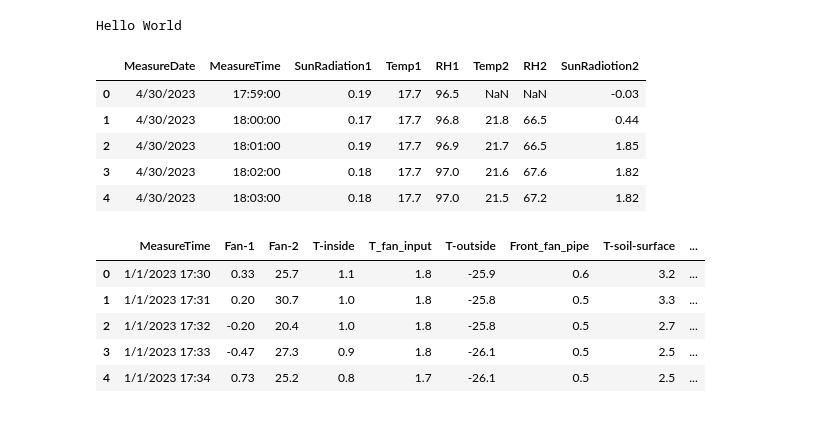
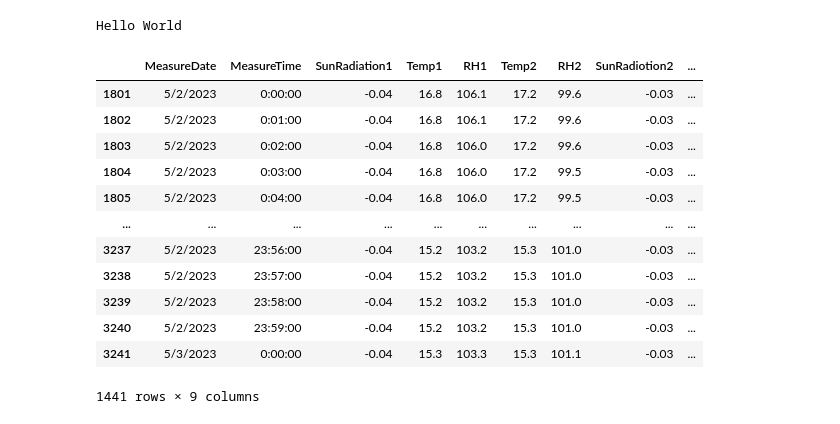
Before and after one commit to Generjet/Yargait-greenhouse, a Jupyter notebook: hotAir.ipynb, the cells around one changed output. Drawn from its saved outputs; the diff is of its cells as text; code cells hidden in the pictures.

```diff
--- a/hotAir.ipynb
+++ b/hotAir.ipynb
@@ -1,31 +1,35 @@
-# %%
-print("Hello World")
-
-import pandas as pd
-import matplotlib as plt
-import seaborn as sns
-import ipywidgets as ipy
-
-df = pd.read_csv("data/YargaitGH-Ashley-Humid-Solar-Data-May.csv")
-
-df.head(5)
-# %% [output]
-Hello World
-|  | MeasureDate | MeasureTime | SunRadiation1 | Temp1 | RH1 | Temp2 | RH2 | SunRadiotion2 |
-| 0 | 4/30/2023 | 17:59:00 | 0.19 | 17.7 | 96.5 | NaN | NaN | -0.03 |
-| 1 | 4/30/2023 | 18:00:00 | 0.17 | 17.7 | 96.8 | 21.8 | 66.5 | 0.44 |
-| 2 | 4/30/2023 | 18:01:00 | 0.19 | 17.7 | 96.9 | 21.7 | 66.5 | 1.85 |
-| 3 | 4/30/2023 | 18:02:00 | 0.18 | 17.7 | 97.0 | 21.6 | 67.6 | 1.82 |
-| 4 | 4/30/2023 | 18:03:00 | 0.18 | 17.7 | 97.0 | 21.5 | 67.2 | 1.82 |
-# %%
-# Thermal Load тооцоолол
-
-df = pd.read_csv("data/Gdoc-Weekly-Greenhouse - Jan-1-7.csv")
-df.head(5)
-# %% [output]
-|  | MeasureTime | Fan-1 | Fan-2 | T-inside | T_fan_input | T-outside | Front_fan_pipe | T-soil-surface | ... |
-| 0 | 1/1/2023 17:30 | 0.33 | 25.7 | 1.1 | 1.8 | -25.9 | 0.6 | 3.2 | ... |
-| 1 | 1/1/2023 17:31 | 0.20 | 30.7 | 1.0 | 1.8 | -25.8 | 0.5 | 3.3 | ... |
-| 2 | 1/1/2023 17:32 | -0.20 | 20.4 | 1.0 | 1.8 | -25.8 | 0.5 | 2.7 | ... |
-| 3 | 1/1/2023 17:33 | -0.47 | 27.3 | 0.9 | 1.8 | -26.1 | 0.5 | 2.5 | ... |
-| 4 | 1/1/2023 17:34 | 0.73 | 25.2 | 0.8 | 1.7 | -26.1 | 0.5 | 2.5 | ... |
+# %%
+print("Hello World")
+
+import pandas as pd
+import matplotlib.pyplot as plt
+import seaborn as sns
+import ipywidgets as widgets
+
+df = pd.read_csv("data/YargaitGH-Ashley-Humid-Solar-Data-May.csv")
+
+# df['Datetime'] = pd.to_datetime(df['date'] + ' ' + df['time'])
+# df = df.set_index('Datetime')
+# #And to get rid of unwanted columns (as OP did but did not specify per se in the question):
+# df = df.drop(['date','time'], axis=1)
+
+df['sensorTime'] = df["MeasureDate"] + " " + df['MeasureTime']
+df["sensorTime"] = pd.to_datetime(df["sensorTime"], format="%m/%d/%Y %H:%M:%S")
+# Measure Date
+df = df.loc[(df["sensorTime"] >= '2023-05-02 00:00:00') & (df["sensorTime"] <= '2023-05-03 00:00:00')]
+df
+# %% [output]
+Hello World
+|  | MeasureDate | MeasureTime | SunRadiation1 | Temp1 | RH1 | Temp2 | RH2 | SunRadiotion2 | ... |
+| 1801 | 5/2/2023 | 0:00:00 | -0.04 | 16.8 | 106.1 | 17.2 | 99.6 | -0.03 | ... |
+| 1802 | 5/2/2023 | 0:01:00 | -0.04 | 16.8 | 106.1 | 17.2 | 99.6 | -0.03 | ... |
+| 1803 | 5/2/2023 | 0:02:00 | -0.04 | 16.8 | 106.0 | 17.2 | 99.6 | -0.03 | ... |
+| 1804 | 5/2/2023 | 0:03:00 | -0.04 | 16.8 | 106.0 | 17.2 | 99.5 | -0.03 | ... |
+| 1805 | 5/2/2023 | 0:04:00 | -0.04 | 16.8 | 106.0 | 17.2 | 99.5 | -0.03 | ... |
+| ... | ... | ... | ... | ... | ... | ... | ... | ... | ... |
+| 3237 | 5/2/2023 | 23:56:00 | -0.04 | 15.2 | 103.2 | 15.3 | 101.0 | -0.03 | ... |
+| 3238 | 5/2/2023 | 23:57:00 | -0.04 | 15.2 | 103.2 | 15.3 | 101.0 | -0.03 | ... |
+| 3239 | 5/2/2023 | 23:58:00 | -0.04 | 15.2 | 103.2 | 15.3 | 101.0 | -0.03 | ... |
+| 3240 | 5/2/2023 | 23:59:00 | -0.04 | 15.2 | 103.2 | 15.3 | 101.0 | -0.03 | ... |
+| 3241 | 5/3/2023 | 0:00:00 | -0.04 | 15.3 | 103.3 | 15.3 | 101.1 | -0.03 | ... |
+1441 rows × 9 columns
```
Also changed, not shown: parts of 6 cells of this notebook.
